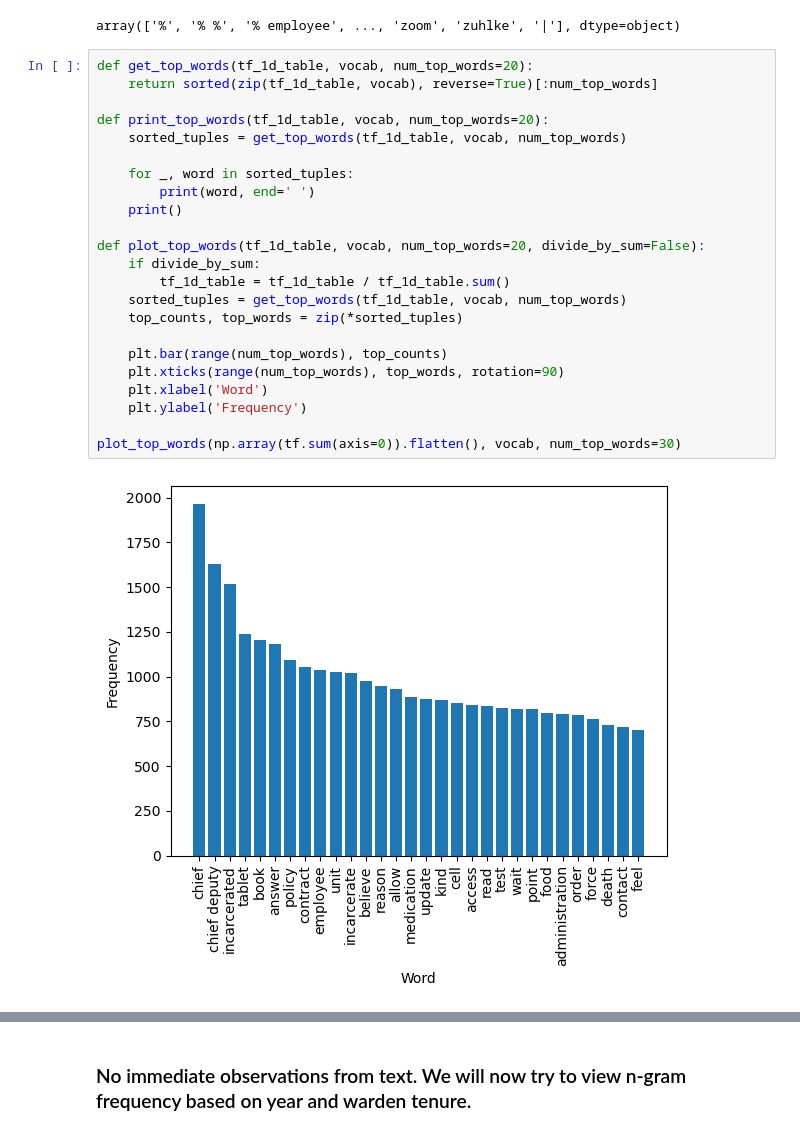
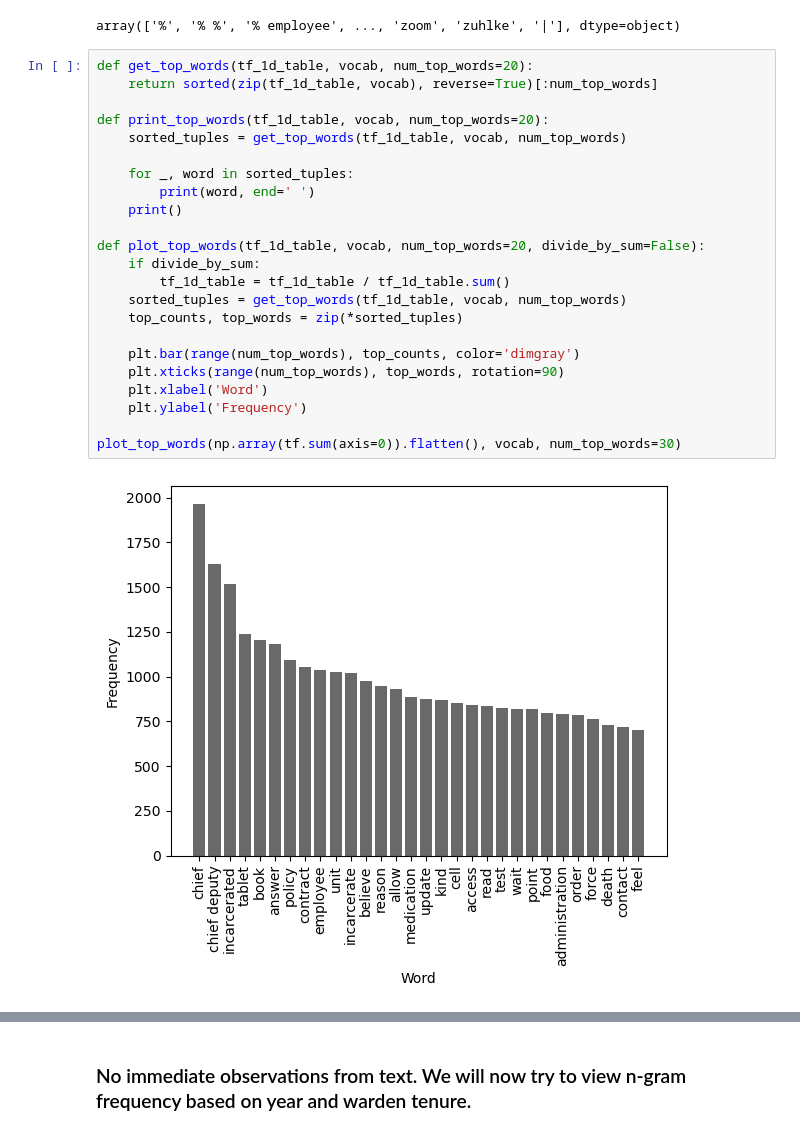
Before and after one commit to daesavellano/board_meeting_analysis, a Jupyter notebook: Code/1_0_N_Gram_Analysis.ipynb, the cells around one changed output, grey strips where cells are left out. Cells and saved outputs as stored; diff of their text form.

```diff
--- a/Code/1_0_N_Gram_Analysis.ipynb
+++ b/Code/1_0_N_Gram_Analysis.ipynb
@@ -169,28 +169,28 @@ array(['%', '% %', '% employee', ..., 'zoom', 'zuhlke', '|'], dtype=object)
 # %%
 def get_top_words(tf_1d_table, vocab, num_top_words=20):
     return sorted(zip(tf_1d_table, vocab), reverse=True)[:num_top_words]
 
 def print_top_words(tf_1d_table, vocab, num_top_words=20):
     sorted_tuples = get_top_words(tf_1d_table, vocab, num_top_words)
 
     for _, word in sorted_tuples:
         print(word, end=' ')
     print()
 
 def plot_top_words(tf_1d_table, vocab, num_top_words=20, divide_by_sum=False):
     if divide_by_sum:
         tf_1d_table = tf_1d_table / tf_1d_table.sum()
     sorted_tuples = get_top_words(tf_1d_table, vocab, num_top_words)
     top_counts, top_words = zip(*sorted_tuples)
 
-    plt.bar(range(num_top_words), top_counts)
+    plt.bar(range(num_top_words), top_counts, color='dimgray')
     plt.xticks(range(num_top_words), top_words, rotation=90)
     plt.xlabel('Word')
     plt.ylabel('Frequency')
 
 plot_top_words(np.array(tf.sum(axis=0)).flatten(), vocab, num_top_words=30)
 # %% [output]
-[figure, old version]
+[figure, new version]
 # %%
 plot_top_words(np.array(tfidf.sum(axis=0)).flatten(), vocab, num_top_words=30)
 # %% [output]
```
Also changed, not shown: parts of 6 cells of this notebook.
